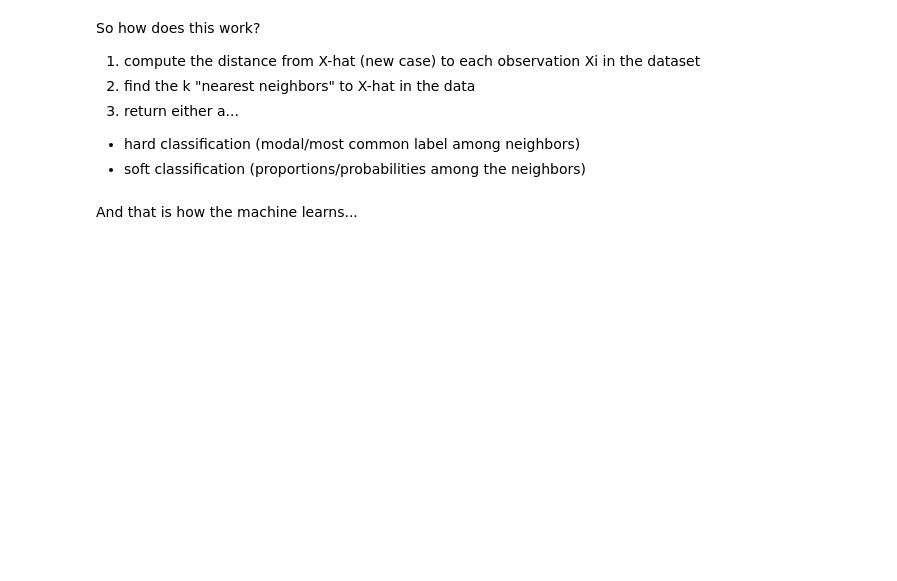
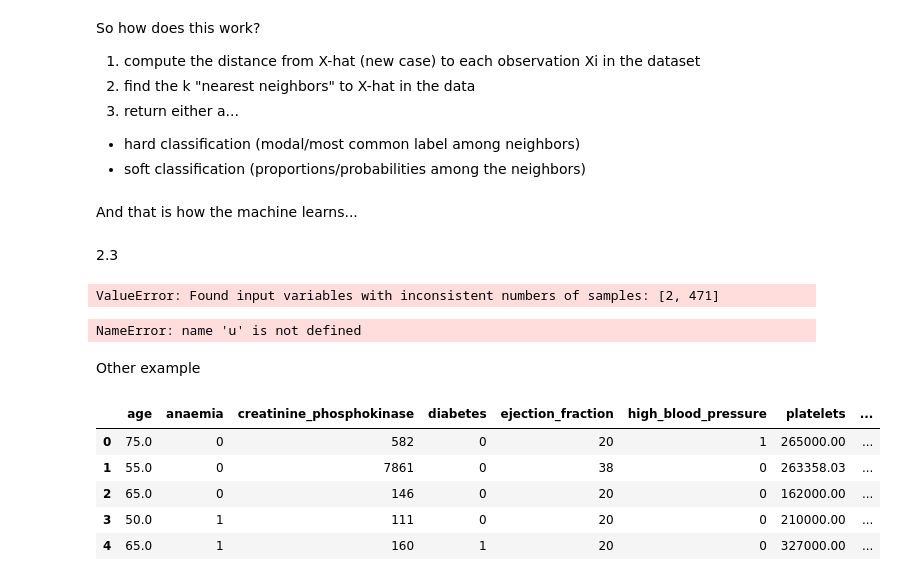
Before and after one commit to AngelikaBaloy/scratchpad, a Jupyter notebook: DS3001_1_29.ipynb, the cells around one changed output. Drawn from its saved outputs; the diff is of its cells as text; code cells hidden in the pictures; blank space fills up the shorter version.

```diff
--- a/DS3001_1_29.ipynb
+++ b/DS3001_1_29.ipynb
@@ -166,3 +172,27 @@ So how does this work?
   - soft classification (proportions/probabilities among the neighbors)
 # %% [markdown]
 And that is how the machine learns...
+# %% [markdown]
+2.3
+# %%
+from sklearn.model_selection import train_test_split
+u_train, u_test, y_train, y_test = train_test_split(u,y, # Feature and target variables
+                                                    test_size=.2, # Split the sample 80 train/ 20 test
+                                                    random_state=100) # For replication purpos
+# %% [output]
+ValueError: Found input variables with inconsistent numbers of samples: [2, 471]
+# %%
+from sklearn.model_selection import train_test_split
+u_train, u_test, y_train, y_test = train_test_split(u,y,
+                                                    test_size=.2,
+                                                    random_state=100)
+# Set the number of neighbors, typically odd to "break ties":
+k = 5
+# Create a fitted model instance:
+model = KNeighborsClassifier(n_neighbors = k) # Create a model instance
+model = model.fit(u_train,y_train) # Fit the model, training set
+y_hat = model.predict(u_test) # Predictions, test set
+print( pd.crosstab(y_test, y_hat)) # Confusion matrix
+model.score(u_test,y_test) # Test accuracy
+# %% [output]
+NameError: name 'u' is not defined
@@ -168,0 +218,12 @@ And that is how the machine learns...
+# %% [markdown]
+Other example
+# %%
+df2 = pd.read_csv("/content/data/heart_failure_clinical_records_dataset.csv")
+df2.head()
+# %% [output]
+|  | age | anaemia | creatinine_phosphokinase | diabetes | ejection_fraction | high_blood_pressure | platelets | ... |
+| 0 | 75.0 | 0 | 582 | 0 | 20 | 1 | 265000.00 | ... |
+| 1 | 55.0 | 0 | 7861 | 0 | 38 | 0 | 263358.03 | ... |
+| 2 | 65.0 | 0 | 146 | 0 | 20 | 0 | 162000.00 | ... |
+| 3 | 50.0 | 1 | 111 | 0 | 20 | 0 | 210000.00 | ... |
+| 4 | 65.0 | 1 | 160 | 1 | 20 | 0 | 327000.00 | ... |
```
Also changed, not shown: parts of 10 cells of this notebook.
